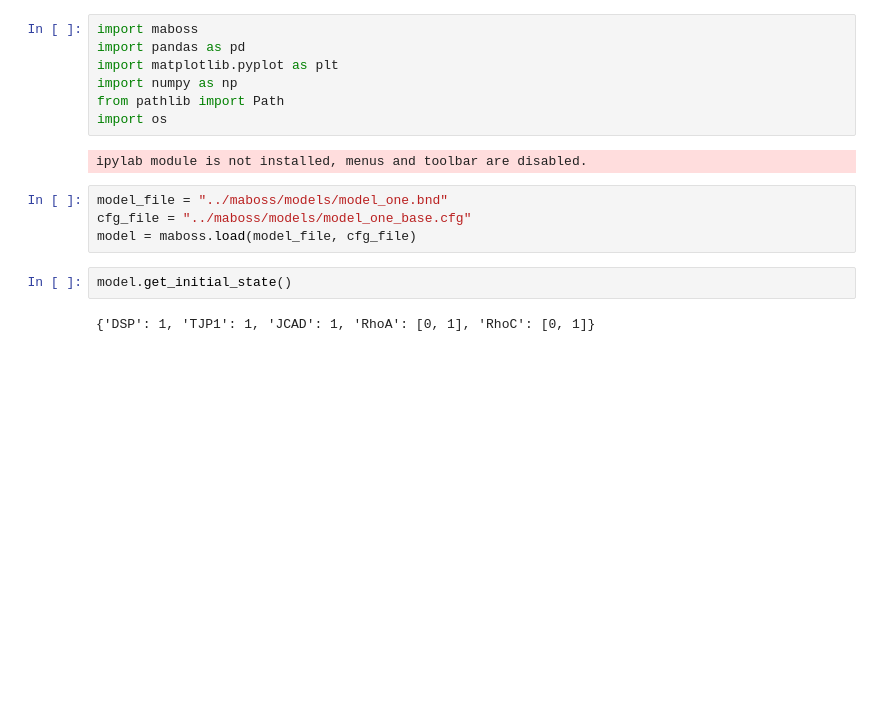
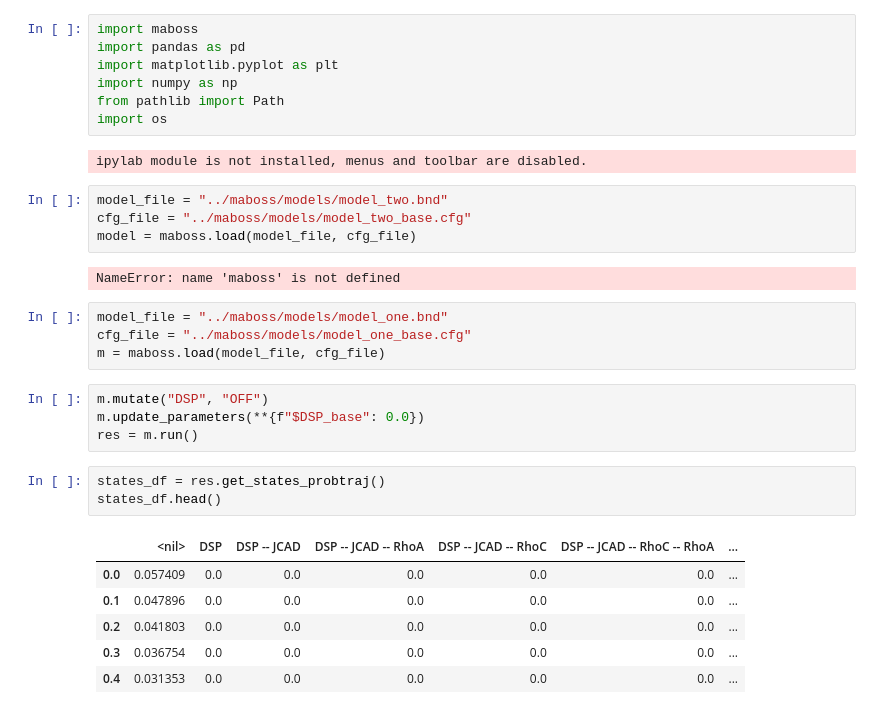
Before and after one commit to emilieyuu/endotehelial-masboss, a Jupyter notebook: notebooks/exploratory_testing.ipynb, the cells around one changed output. Drawn from its saved outputs; the diff is of its cells as text; blank space fills up the shorter version.

```diff
--- a/notebooks/exploratory_testing.ipynb
+++ b/notebooks/exploratory_testing.ipynb
@@ -8,10 +8,26 @@ import os
 # %% [output]
 ipylab module is not installed, menus and toolbar are disabled.
 # %%
-model_file = "../maboss/models/model_one.bnd"
-cfg_file = "../maboss/models/model_one_base.cfg"
+model_file = "../maboss/models/model_two.bnd"
+cfg_file = "../maboss/models/model_two_base.cfg"
 model = maboss.load(model_file, cfg_file)
+# %% [output]
+NameError: name 'maboss' is not defined
+# %%
+model_file = "../maboss/models/model_one.bnd"
+cfg_file = "../maboss/models/model_one_base.cfg"
+m = maboss.load(model_file, cfg_file)
 # %%
-model.get_initial_state()
+m.mutate("DSP", "OFF")
+m.update_parameters(**{f"$DSP_base": 0.0})
+res = m.run()
-# %% [output]
-{'DSP': 1, 'TJP1': 1, 'JCAD': 1, 'RhoA': [0, 1], 'RhoC': [0, 1]}
+# %%
+states_df = res.get_states_probtraj()
+states_df.head()
+# %% [output]
+|  | <nil> | DSP | DSP -- JCAD | DSP -- JCAD -- RhoA | DSP -- JCAD -- RhoC | DSP -- JCAD -- RhoC -- RhoA | ... |
+| 0.0 | 0.057409 | 0.0 | 0.0 | 0.0 | 0.0 | 0.0 | ... |
+| 0.1 | 0.047896 | 0.0 | 0.0 | 0.0 | 0.0 | 0.0 | ... |
+| 0.2 | 0.041803 | 0.0 | 0.0 | 0.0 | 0.0 | 0.0 | ... |
+| 0.3 | 0.036754 | 0.0 | 0.0 | 0.0 | 0.0 | 0.0 | ... |
+| 0.4 | 0.031353 | 0.0 | 0.0 | 0.0 | 0.0 | 0.0 | ... |
```
Also changed, not shown: parts of 3 cells of this notebook, 5 other files.
